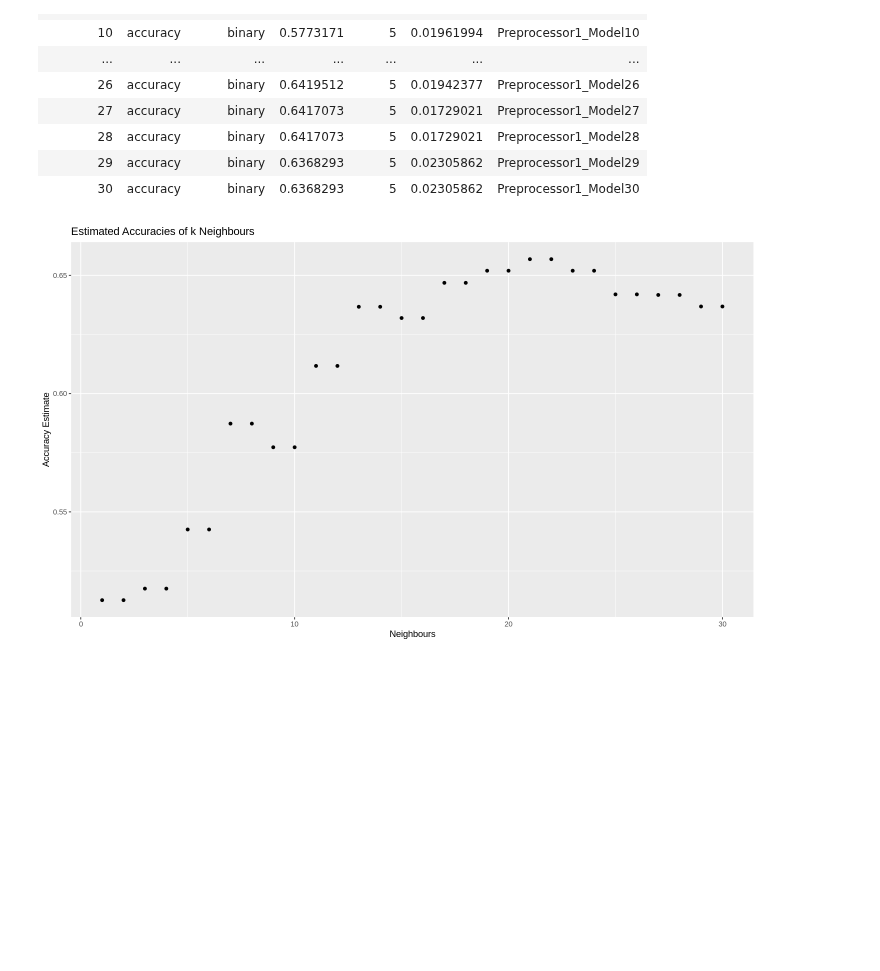
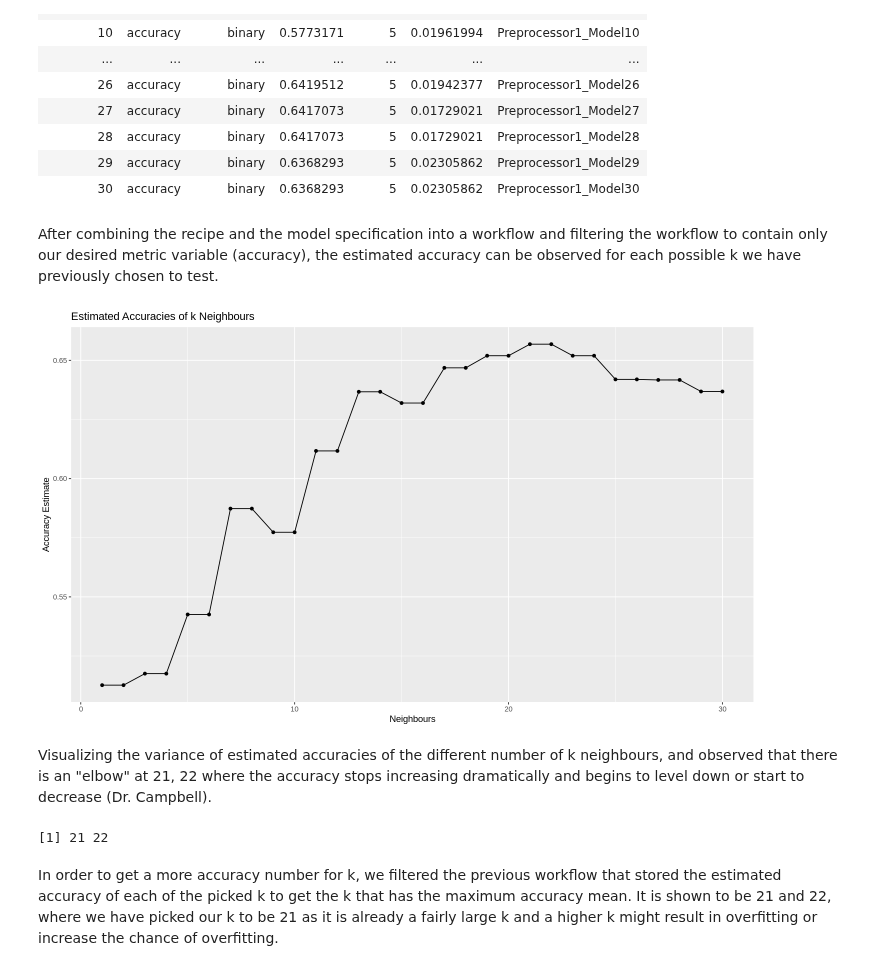
Before and after one commit to elshire7311/dsci100_group73, a Jupyter notebook: heart_analysis.ipynb, the cells around one changed output. Cells and saved outputs as stored; diff of their text form; code cells hidden in the pictures; blank space fills up the shorter version.

```diff
--- a/heart_analysis.ipynb
+++ b/heart_analysis.ipynb
@@ -278,6 +280,2 @@ Centering for all_predictors()
 # %%
-knn_spec <- nearest_neighbor(weight_func = "rectangular", neighbors = tune()) |>
-  set_engine("kknn") |>
-  set_mode("classification")
-
-knn_spec
+hungarian_vfold <- vfold_cv(hungarian_train, v = 5, strata = diagnosis)
@@ -343,16 +342,30 @@ A tibble: 30 × 7
 | 28 | accuracy | binary | 0.6417073 | 5 | 0.01729021 | Preprocessor1_Model28 |
 | 29 | accuracy | binary | 0.6368293 | 5 | 0.02305862 | Preprocessor1_Model29 |
 | 30 | accuracy | binary | 0.6368293 | 5 | 0.02305862 | Preprocessor1_Model30 |
+# %% [markdown]
+After combining the recipe and the model specification into a workflow and filtering the workflow to contain only our desired metric variable (accuracy), the estimated accuracy can be observed for each possible k we have previously chosen to test.
 # %%
 options(repr.plot.width = 12, repr.plot.height = 7)
 
-
 cross_val_plot <- results |>
     ggplot(aes(x = neighbors, y = mean)) +
+    geom_line() +
     geom_point() +
     labs(x = "Neighbours", y = "Accuracy Estimate", title = "Estimated Accuracies of k Neighbours")
 
 cross_val_plot
 # %% [output]
-[figure, old version]
+[figure, new version]
+# %% [markdown]
+Visualizing the variance of estimated accuracies of the different number of k neighbours, and observed that there is an "elbow" at 21, 22 where the accuracy stops increasing dramatically and begins to level down or start to decrease (Dr. Campbell).
+# %%
+best_k <- results |>
+    filter(mean == max(mean)) |>
+    pull(neighbors)
+
+best_k
+# %% [output]
+[1] 21 22
+# %% [markdown]
+In order to get a more accuracy number for k, we filtered the previous workflow that stored the estimated accuracy of each of the picked k to get the k that has the maximum accuracy mean. It is shown to be 21 and 22, where we have picked our k to be 21 as it is already a fairly large k and a higher k might result in overfitting or increase the chance of overfitting.
 # %%
```
Also changed, not shown: parts of 7 cells of this notebook.
